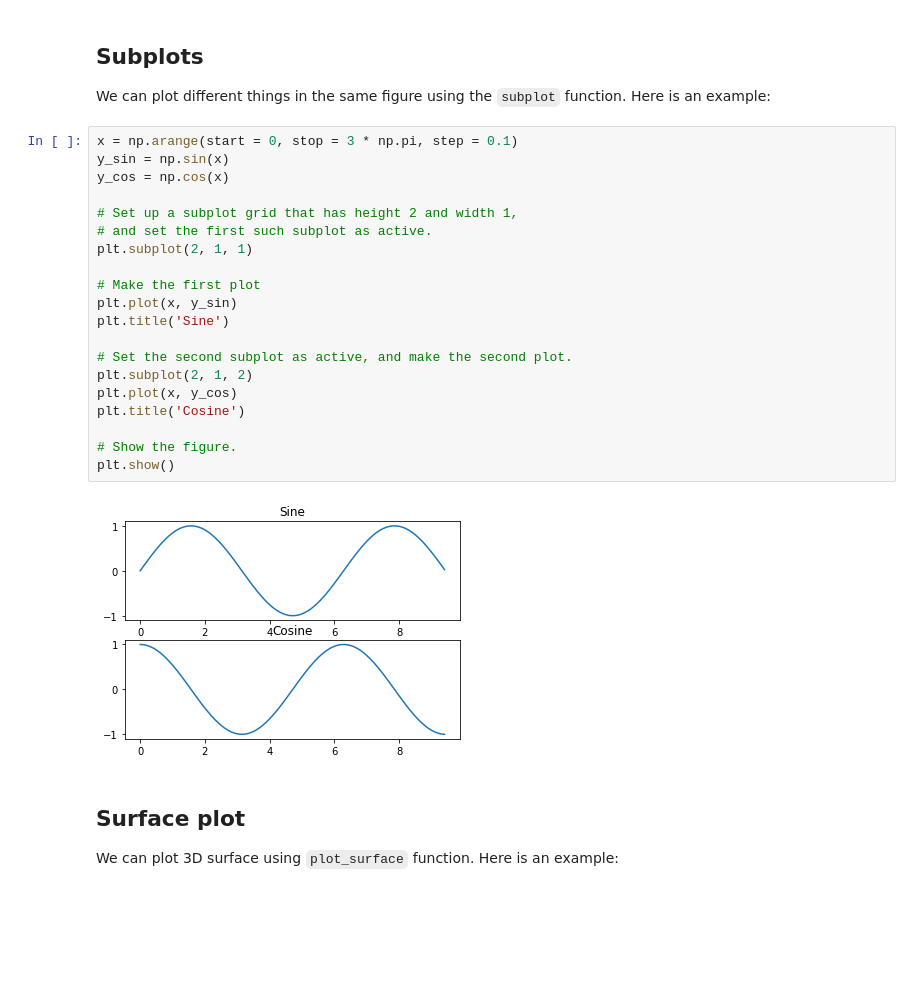
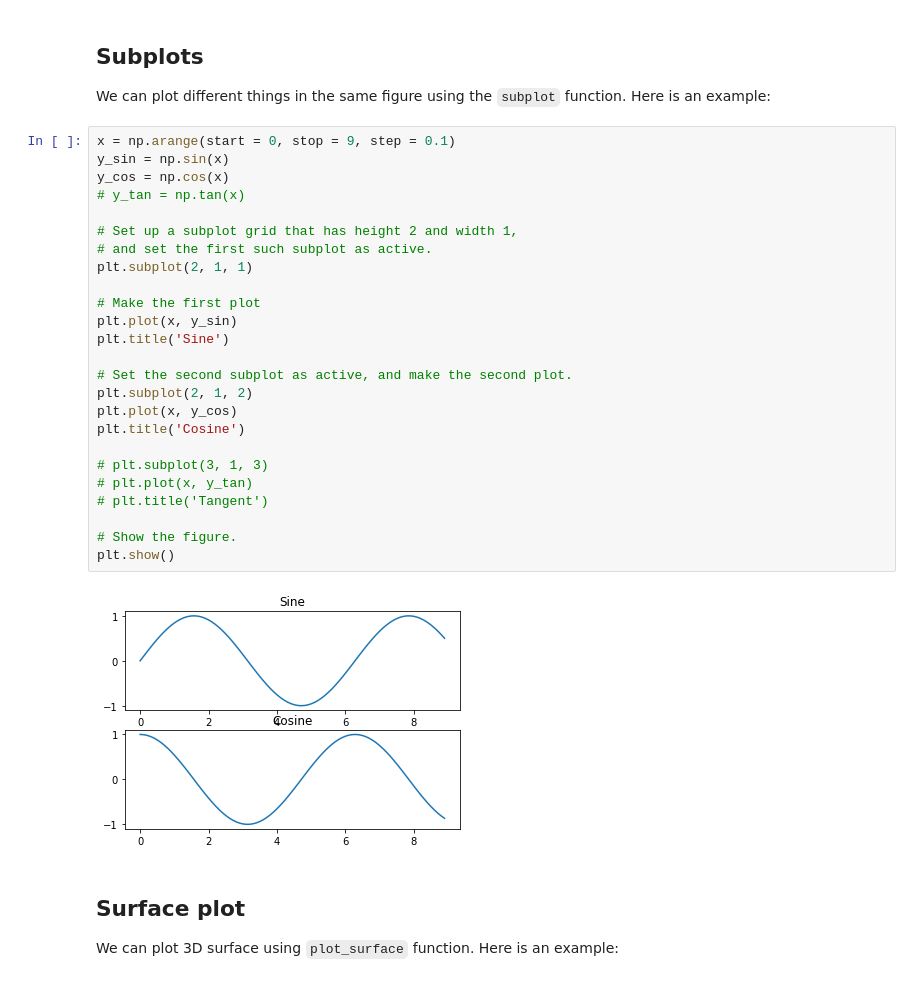
Before and after one commit to nafis10670/IUB_CSE317-Labs, a Jupyter notebook: Lab_1_Numpy_basics.ipynb, the cells around one changed output. Saved outputs shown, nothing was run; the diff lists cells and outputs as text; blank space fills up the shorter version.

```diff
--- a/Lab_1_Numpy_basics.ipynb
+++ b/Lab_1_Numpy_basics.ipynb
@@ -597,27 +708,32 @@ plt.show()
 ## Subplots
 We can plot different things in the same figure using the `subplot` function. Here is an example:
 # %%
-x = np.arange(start = 0, stop = 3 * np.pi, step = 0.1)
+x = np.arange(start = 0, stop = 9, step = 0.1)
 y_sin = np.sin(x)
 y_cos = np.cos(x)
+# y_tan = np.tan(x)
 
 # Set up a subplot grid that has height 2 and width 1,
 # and set the first such subplot as active.
 plt.subplot(2, 1, 1)
 
 # Make the first plot
 plt.plot(x, y_sin)
 plt.title('Sine')
 
 # Set the second subplot as active, and make the second plot.
 plt.subplot(2, 1, 2)
 plt.plot(x, y_cos)
 plt.title('Cosine')
 
+# plt.subplot(3, 1, 3)
+# plt.plot(x, y_tan)
+# plt.title('Tangent')
+
 # Show the figure.
 plt.show()
 # %% [output]
-[figure, old version]
+[figure, new version]
 # %% [markdown]
 ## Surface plot
 We can plot 3D surface using `plot_surface` function. Here is an example:
```
Also changed, not shown: parts of 13 cells of this notebook.
